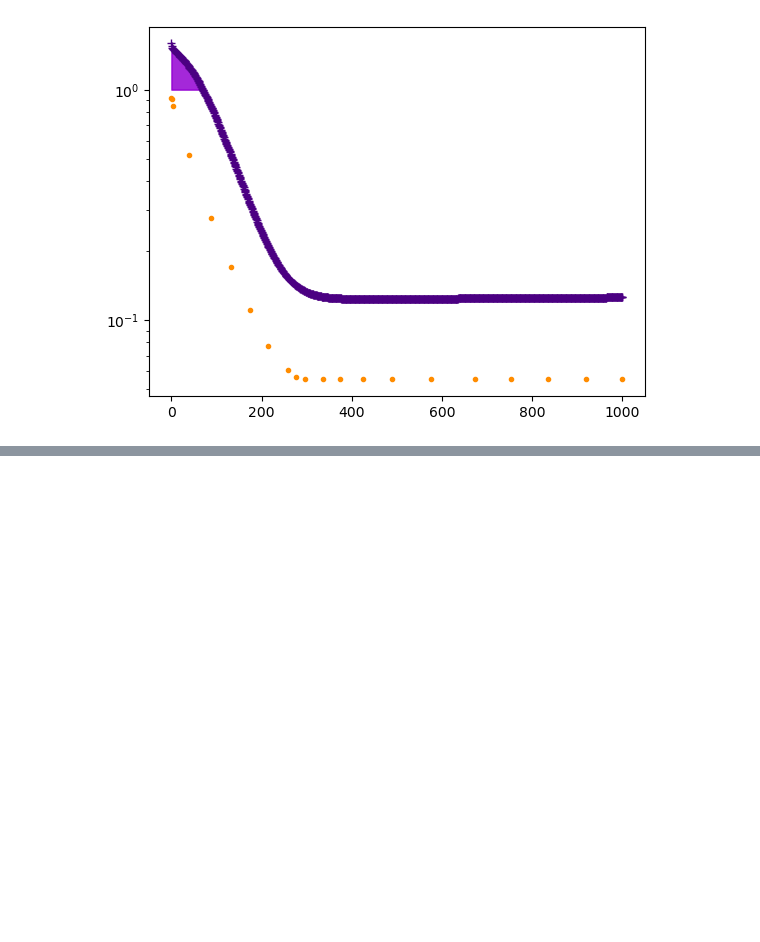
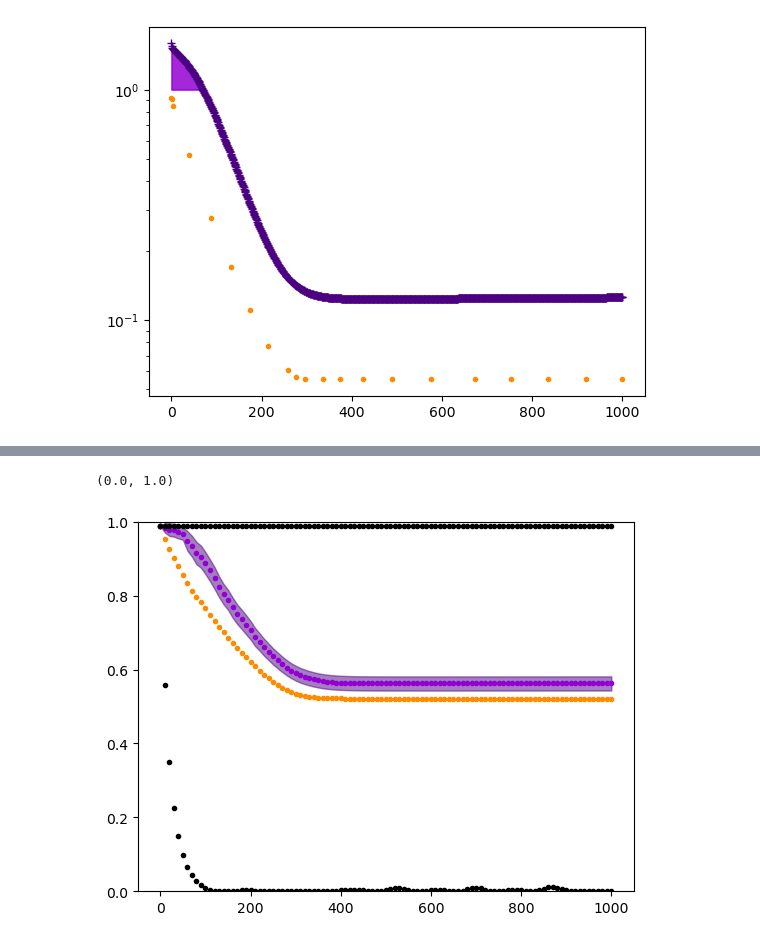
Before and after one commit to sagarkumar16/modeling-info-spread, a Jupyter notebook: notebooks/10-sk-continuous-model-plots.ipynb, the cells around one changed output, grey strips where cells are left out. Saved outputs shown, nothing was run; the diff lists cells and outputs as text; code cells hidden in the pictures; blank space fills up the shorter version.

```diff
--- a/notebooks/10-sk-continuous-model-plots.ipynb
+++ b/notebooks/10-sk-continuous-model-plots.ipynb
@@ -2143,0 +2311,4 @@ for err in np.linspace(0, 1, resolution + 1):
+# %%
+arr = np.array([[1,2,3], [4,5,6]])
+for n,a in enumerate(arr):
+    print(n, a)
@@ -2143,0 +2740,2 @@ for err in np.linspace(0, 1, resolution + 1):
+# %%
+test_MI = run_MI(Q=single_flip_channel(1, 0.01), E=single_flip_channel(1, 0.001), num_runs=100, N=10e4)
@@ -2143,0 +2761,9 @@ for err in np.linspace(0, 1, resolution + 1):
+# %%
+plt.plot(test_MI['time'], test_MI['mc_means'], marker='.', linestyle='None', color='darkviolet')
+plt.fill_between(test_MI['time'], test_MI['mc_lower_ci'], test_MI['mc_upper_ci'], alpha=0.5, color='indigo')
+plt.plot(test_MI['time'], test_MI['mean_field'], marker='.', linestyle='None', color='darkorange')
+plt.plot(test_MI['time'], test_MI['markov_chain'], marker='.', color='k', linestyle='None')
+plt.plot(test_MI['time'], test_MI['SI'], marker='.', color='k', linestyle='None')
+# %% [output]
+(0.0, 1.0)
+[figure, added]
```
Also changed, not shown: parts of 132 cells of this notebook, 3 other files.
